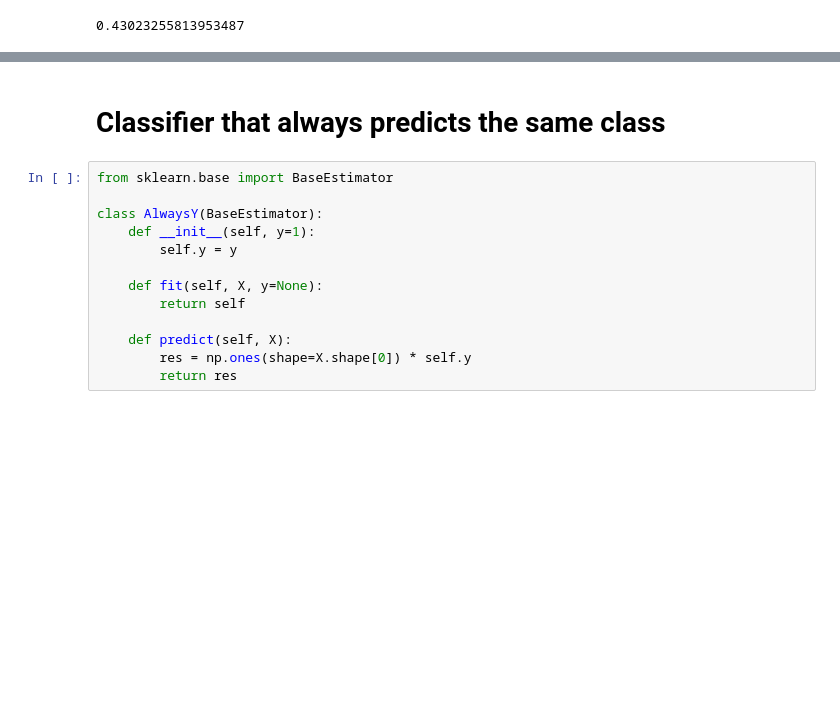
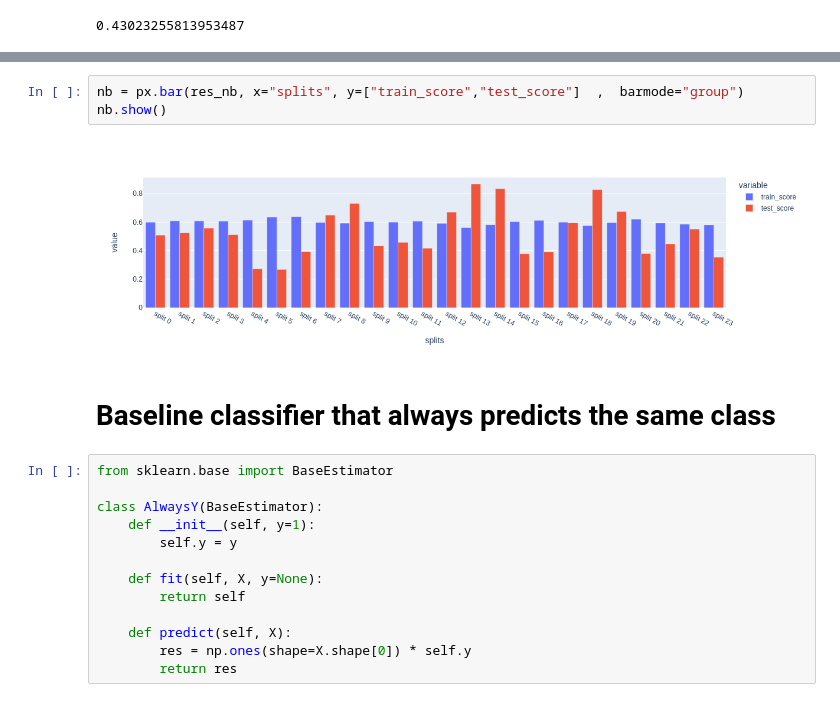
Before and after one commit to The-Deadly-Hyenas/Data-Classification, a Jupyter notebook: paul/kNN_explore.ipynb, the cells around one changed output, grey strips where cells are left out. Drawn from its saved outputs; the diff is of its cells as text; blank space fills up the shorter version.

```diff
--- a/paul/kNN_explore.ipynb
+++ b/paul/kNN_explore.ipynb
@@ -150,5 +201,10 @@ gs_cv.score(X_test[best_features], y_test)
+# %%
+nb = px.bar(res_nb, x="splits", y=["train_score","test_score"]  ,  barmode="group")
+nb.show()
+# %% [output]
+[figure, added]
 # %% [markdown]
-# Classifier that always predicts the same class
+# Baseline classifier that always predicts the same class
 # %%
 from sklearn.base import BaseEstimator
 
```
Also changed, not shown: parts of 16 cells of this notebook.
